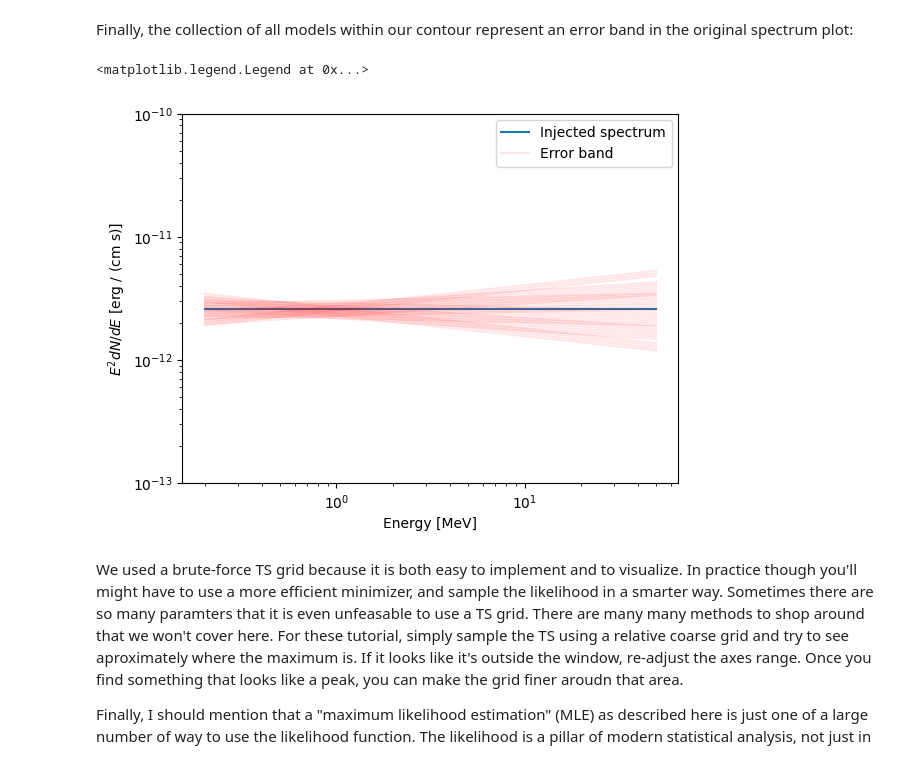
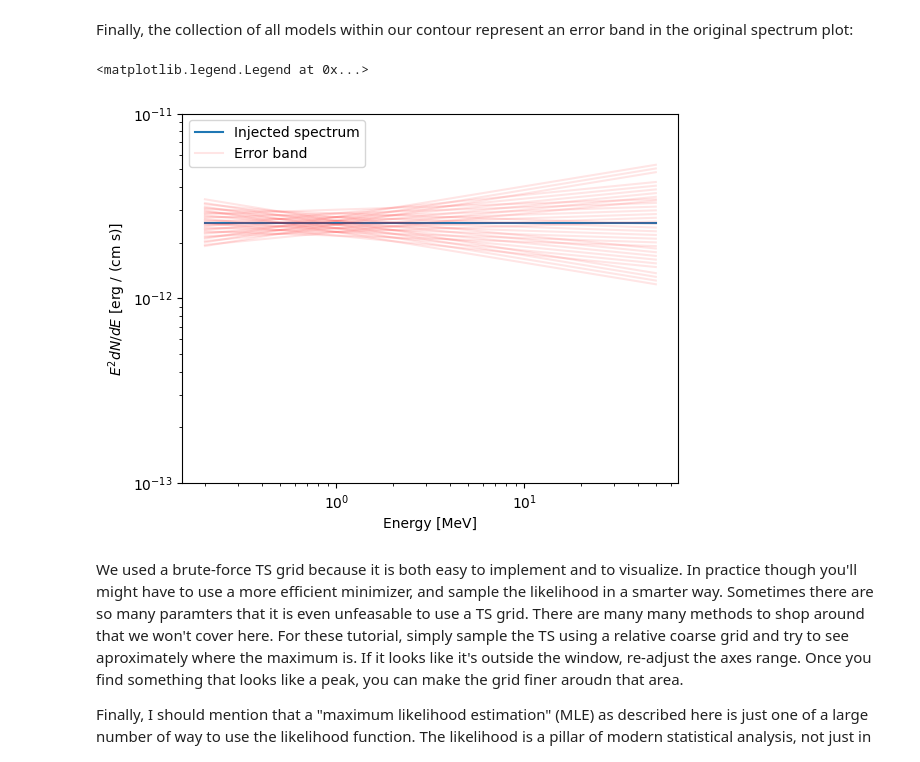
Before and after one commit to israelmcmc/gammaraytoys, a Jupyter notebook: docs/tutorials/04-binned_likelihood_spectrum.ipynb, the cells around one changed output. Saved outputs shown, nothing was run; the diff lists cells and outputs as text; code cells hidden in the pictures.

```diff
--- a/docs/tutorials/04-binned_likelihood_spectrum.ipynb
+++ b/docs/tutorials/04-binned_likelihood_spectrum.ipynb
@@ -306,34 +312,36 @@ Finally, the collection of all models within our contour represent an error band
 fig,ax = plt.subplots()
 
 # Real spectrum
 source.plot_spectrum(ax, e2 = True, label = 'Injected spectrum');
 
 # Loop through all points in the TS grid withing the contour
 for nflux,nindex in zip(*contour_idx):
 
     hyp_flux = log_like.axes['flux'].centers[nflux]
     hyp_index = log_like.axes['index'].centers[nindex]
 
     # Reconstruct hypothetical spectrum
     source_hyp = PointSource(offaxis_angle = 0*u.deg,
                                      spectrum = PowerLawSpectrum(index = hyp_index,
                                                                  min_energy = 200*u.keV,
                                                                  max_energy = 50*u.MeV),
                                      flux_pivot = hyp_flux,
                                      pivot_energy = pivot_energy)
 
     # This is here just so the legend is legible
     label = None
     if nflux == argmax_loglike[0] and nindex == argmax_loglike[1]:
         label = "Error band"
 
     # Plot the spectrum corresponding to this particular model
     source_hyp.plot_spectrum(ax, e2 = True, label = label, alpha = .1, color = 'red')
 
+ax.set_ylim(1e-13, 1e-11)
+
 ax.legend()
 # %% [output]
 <matplotlib.legend.Legend at 0x...>
-[figure, old version]
+[figure, new version]
 # %% [markdown]
 We used a brute-force TS grid because it is both easy to implement and to visualize. In practice though you'll might have to use a more efficient minimizer, and sample the likelihood in a smarter way. Sometimes there are so many paramters that it is even unfeasable to use a TS grid. There are many many methods to shop around that we won't cover here. For these tutorial, simply sample the TS using a relative coarse grid and try to see aproximately where the maximum is. If it looks like it's outside the window, re-adjust the axes range. Once you find something that looks like a peak, you can make the grid finer aroudn that area.
 
```
Also changed, not shown: parts of 7 cells of this notebook, 6 other files.
